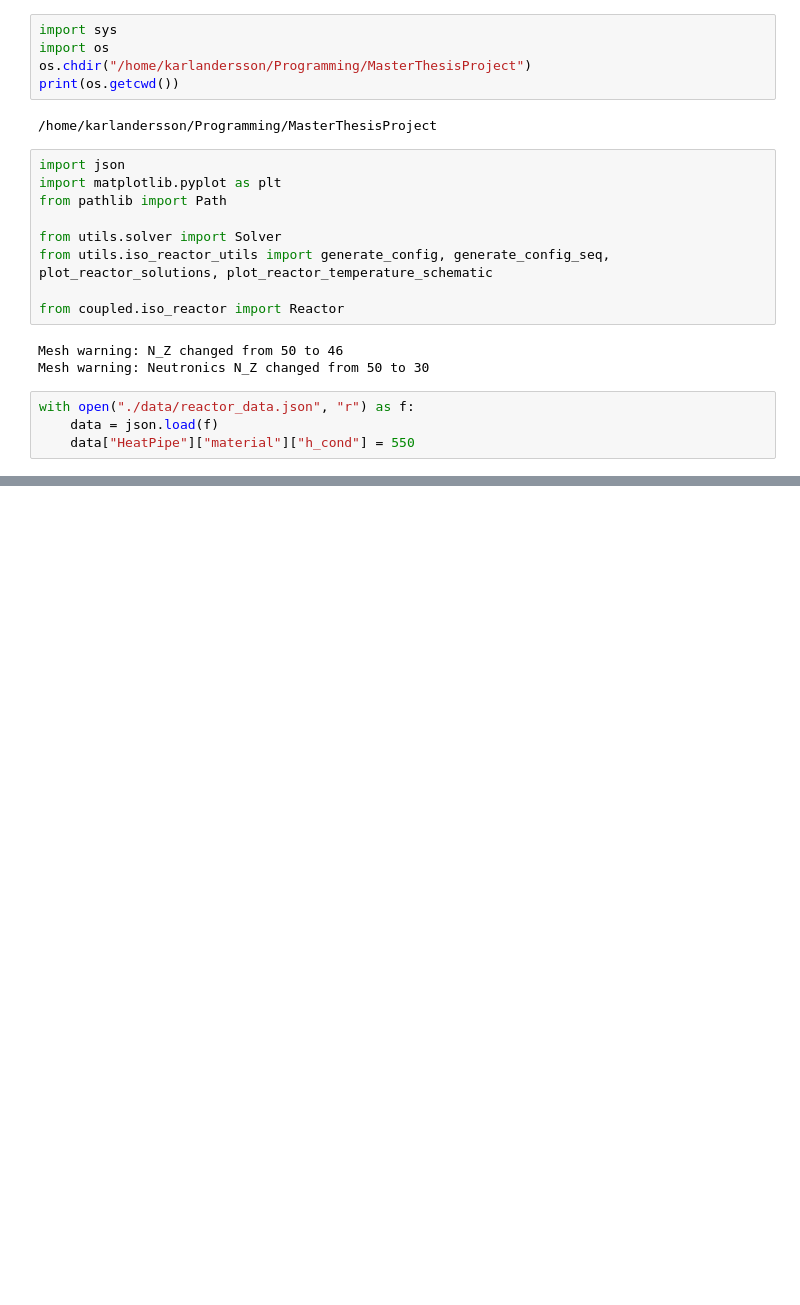
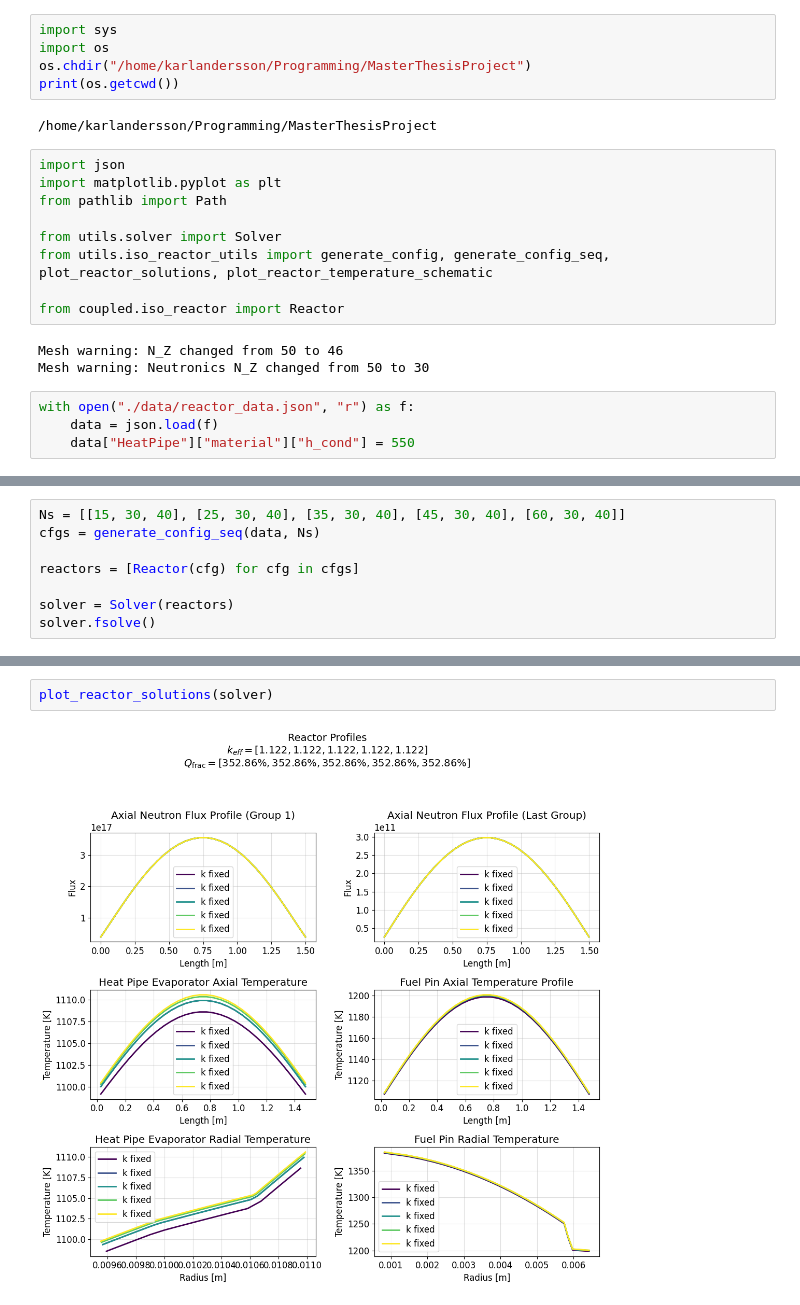
Before and after one commit to Karlandersson02/CoupledHeatPipeReactor, a Jupyter notebook: scripts/iso_reactor/iso_reactor_run.ipynb, the cells around one changed output, grey strips where cells are left out. Drawn from its saved outputs; the diff is of its cells as text; blank space fills up the shorter version.

```diff
--- a/scripts/iso_reactor/iso_reactor_run.ipynb
+++ b/scripts/iso_reactor/iso_reactor_run.ipynb
@@ -40,0 +190,8 @@ plot_reactor_solutions(solver)
+# %%
+Ns = [[15, 30, 40], [25, 30, 40], [35, 30, 40], [45, 30, 40], [60, 30, 40]]
+cfgs = generate_config_seq(data, Ns)
+
+reactors = [Reactor(cfg) for cfg in cfgs]
+
+solver = Solver(reactors)
+solver.fsolve()
@@ -40,0 +216,4 @@ plot_reactor_solutions(solver)
+# %%
+plot_reactor_solutions(solver)
+# %% [output]
+[figure, added]
```
Also changed, not shown: parts of 9 cells of this notebook, 3 other files.
